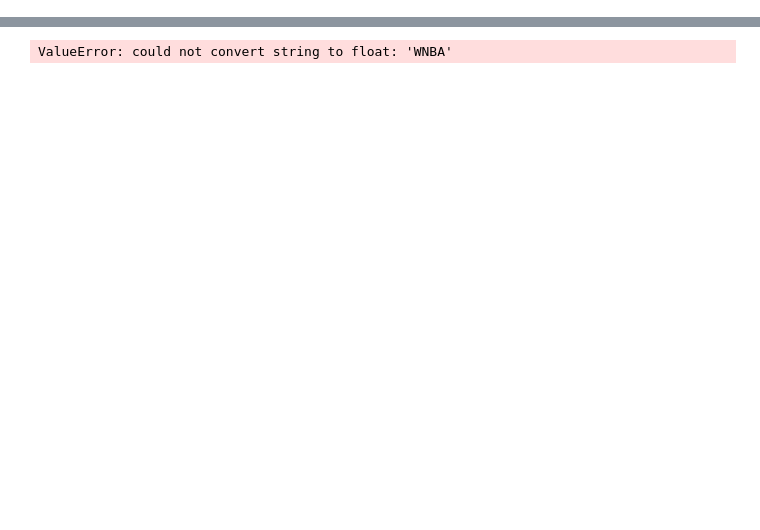
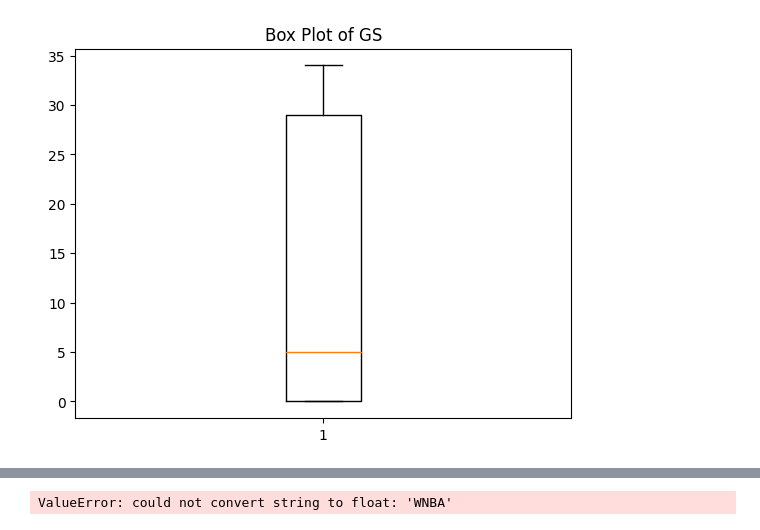
Before and after one commit to Hugo7gomes/FEUP_AC, a Jupyter notebook: firstApproach.ipynb, the cells around one changed output, grey strips where cells are left out. Saved outputs shown, nothing was run; the diff lists cells and outputs as text; code cells hidden in the pictures; blank space fills up the shorter version.

```diff
--- a/firstApproach.ipynb
+++ b/firstApproach.ipynb
@@ -10,0 +78,6 @@ from sklearn.tree import export_text
+# %%
+plt.boxplot(players_teams_df['GS'])
+plt.title('Box Plot of GS')
+plt.show()
+# %% [output]
+[figure, added]
```
Also changed, not shown: parts of 16 cells of this notebook, 1 other file.
